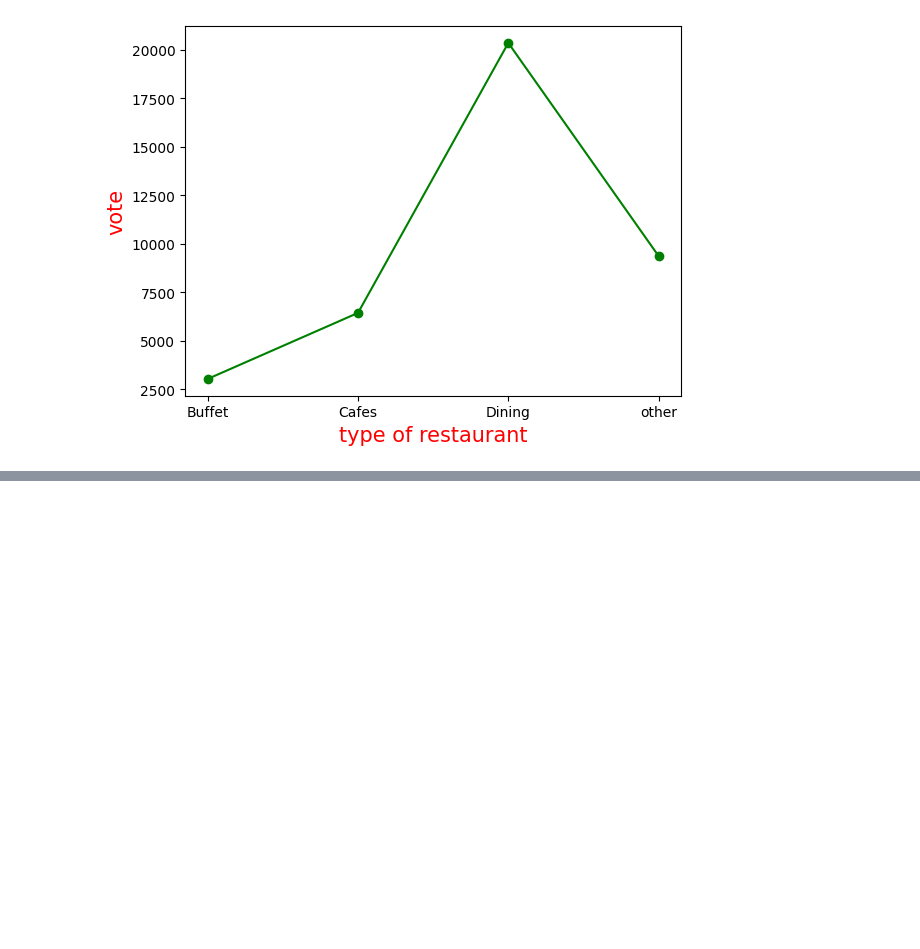
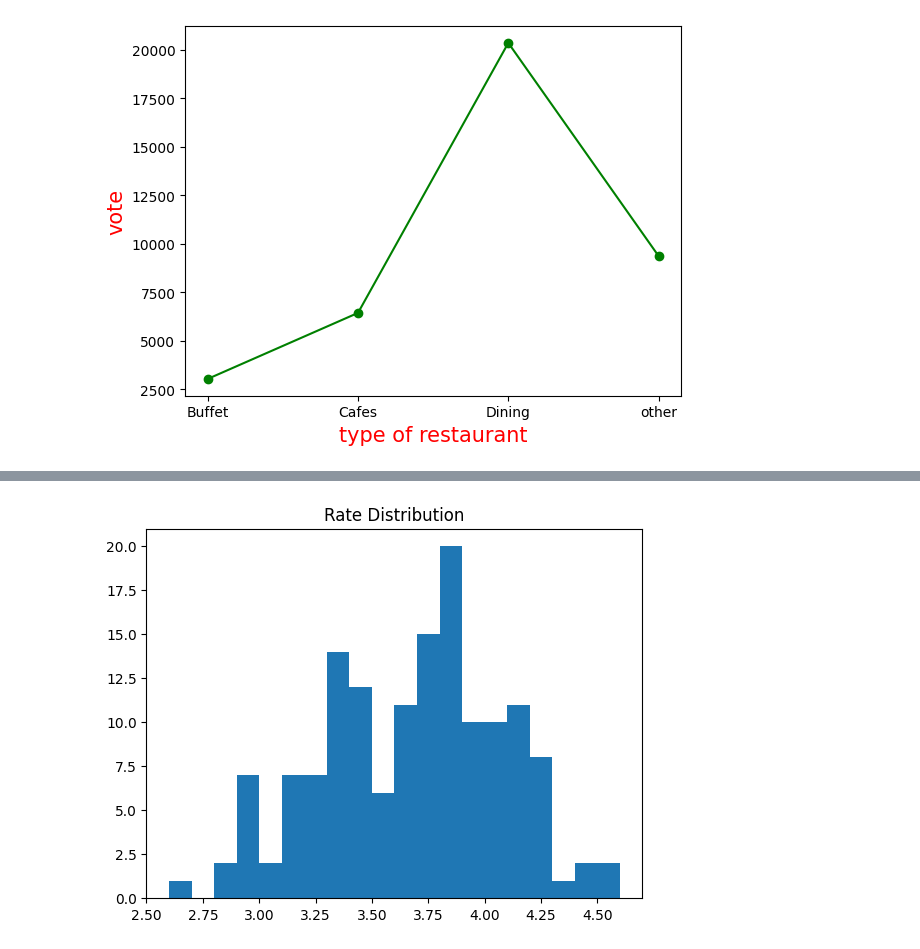
Before and after one commit to prw09/zomato_eda, a Jupyter notebook: Zomato_EDA.ipynb, the cells around one changed output, grey strips where cells are left out. Drawn from its saved outputs; the diff is of its cells as text; code cells hidden in the pictures; blank space fills up the shorter version.

```diff
--- a/Zomato_EDA.ipynb
+++ b/Zomato_EDA.ipynb
@@ -131,0 +147,6 @@ Text(0, 0.5, 'vote')
+# %%
+plt.hist(data['rate'], bins = 20)
+plt.title("Rate Distribution")
+plt.show()
+# %% [output]
+[figure, added]
```
Also changed, not shown: parts of 4 cells of this notebook.
